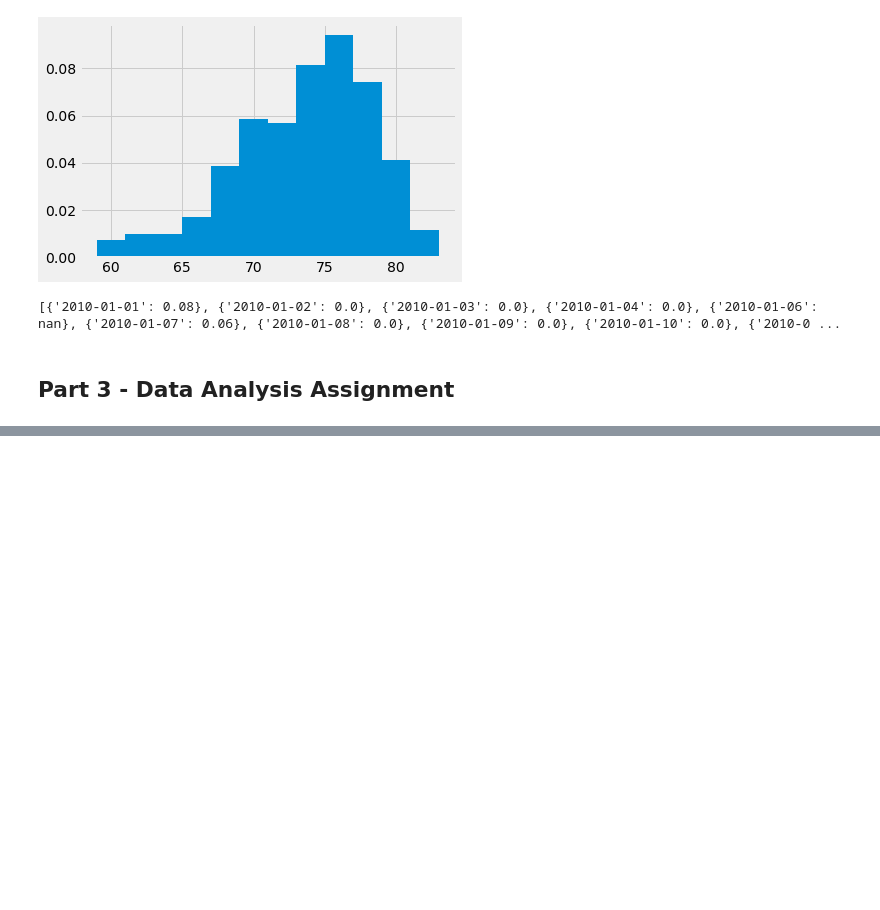
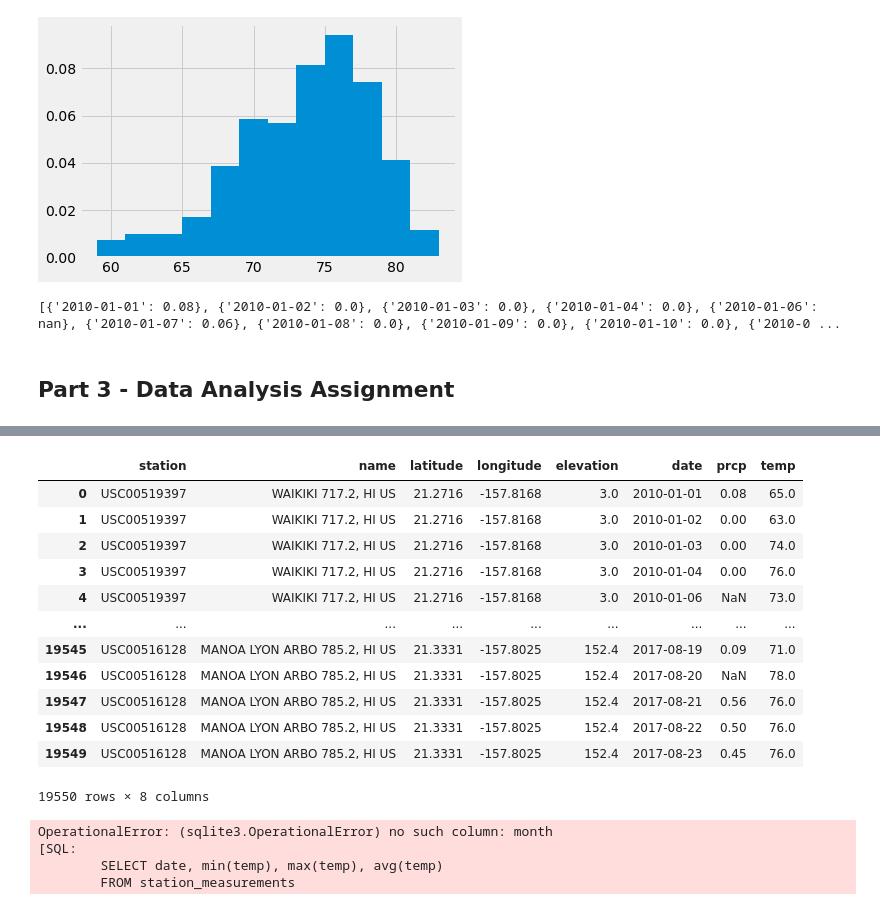
Before and after one commit to citizendez/SQLAlchemy-Challenge, a Jupyter notebook: climate_starter.ipynb, the cells around one changed output, grey strips where cells are left out. Drawn from its saved outputs; the diff is of its cells as text; code cells hidden in the pictures; blank space fills up the shorter version.

```diff
--- a/climate_starter.ipynb
+++ b/climate_starter.ipynb
@@ -201,3 +246,14 @@ print(calc_temps('2012-02-28', '2012-03-05'))
 # %%
 # Calculate the total amount of rainfall per weather station for your trip dates using the previous year's matching dates.
 # Sort this in descending order by precipitation amount and list the station, name, latitude, longitude, and elevation
+start_date = '2017-01-06'
+end_date = '2017-01-20'
+df = pd.read_sql(f"""
+    SELECT date, station, sum(prcp) as percipitation, latitude, longitude, elevation
+    FROM station_measurements
+    WHERE date BETWEEN DATE('{start_date}', '-1 year') and DATE('{end_date}', '-1 year')
+    GROUP BY station
+    ORDER BY percipitation DESC;
+
+""", engine)
+df
@@ -204,3 +269,25 @@ print(calc_temps('2012-02-28', '2012-03-05'))
+# %%
+    df = pd.read_sql(f"""
+        SELECT *
+        FROM station_measurements
+
+
+    """, engine)
+    df
+# %% [output]
+|  | station | name | latitude | longitude | elevation | date | prcp | temp |
+| 0 | USC00519397 | WAIKIKI 717.2, HI US | 21.2716 | -157.8168 | 3.0 | 2010-01-01 | 0.08 | 65.0 |
+| 1 | USC00519397 | WAIKIKI 717.2, HI US | 21.2716 | -157.8168 | 3.0 | 2010-01-02 | 0.00 | 63.0 |
+| 2 | USC00519397 | WAIKIKI 717.2, HI US | 21.2716 | -157.8168 | 3.0 | 2010-01-03 | 0.00 | 74.0 |
+| 3 | USC00519397 | WAIKIKI 717.2, HI US | 21.2716 | -157.8168 | 3.0 | 2010-01-04 | 0.00 | 76.0 |
+| 4 | USC00519397 | WAIKIKI 717.2, HI US | 21.2716 | -157.8168 | 3.0 | 2010-01-06 | NaN | 73.0 |
+| ... | ... | ... | ... | ... | ... | ... | ... | ... |
+| 19545 | USC00516128 | MANOA LYON ARBO 785.2, HI US | 21.3331 | -157.8025 | 152.4 | 2017-08-19 | 0.09 | 71.0 |
+| 19546 | USC00516128 | MANOA LYON ARBO 785.2, HI US | 21.3331 | -157.8025 | 152.4 | 2017-08-20 | NaN | 78.0 |
+| 19547 | USC00516128 | MANOA LYON ARBO 785.2, HI US | 21.3331 | -157.8025 | 152.4 | 2017-08-21 | 0.56 | 76.0 |
+| 19548 | USC00516128 | MANOA LYON ARBO 785.2, HI US | 21.3331 | -157.8025 | 152.4 | 2017-08-22 | 0.50 | 76.0 |
+| 19549 | USC00516128 | MANOA LYON ARBO 785.2, HI US | 21.3331 | -157.8025 | 152.4 | 2017-08-23 | 0.45 | 76.0 |
+19550 rows × 8 columns
 # %%
 # Create a query that will calculate the daily normals
 # (i.e. the averages for tmin, tmax, and tavg for all historic data matching a specific month and day)
@@ -216,11 +303,23 @@ def daily_normals(date):
 
     """
 
-    # your code here
+    df = pd.read_sql(f"""
+        SELECT date, min(temp), max(temp), avg(temp)
+        FROM station_measurements
+        WHERE month + '-' + day = '{date}'
+        GROUP BY date
+        ORDER BY date;
 
-    return # your code here
+    """, engine)
+
+    return df
 
 daily_normals("01-01")
+# %% [output]
+OperationalError: (sqlite3.OperationalError) no such column: month
+[SQL:
+        SELECT date, min(temp), max(temp), avg(temp)
+        FROM station_measurements
 # %%
 # calculate the daily normals for your trip
 # push each tuple of calculations into a list called `normals`
```
Also changed, not shown: parts of 9 cells of this notebook, 3 other files.
